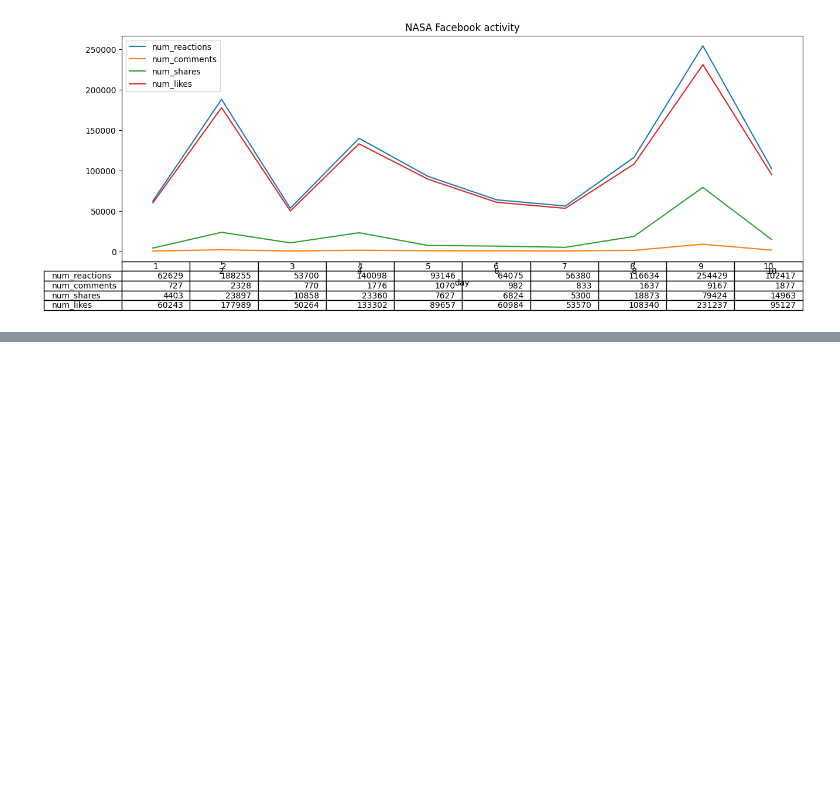
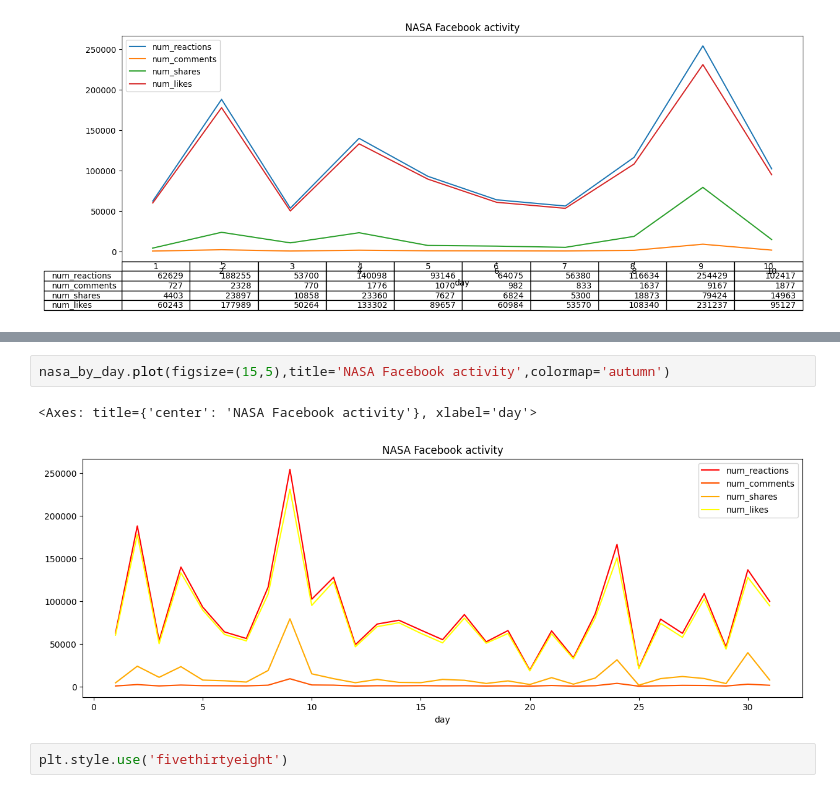
Before and after one commit to Byienio/Pandas_pg, a Jupyter notebook: AdvancedPlots.ipynb, the cells around one changed output, grey strips where cells are left out. Drawn from its saved outputs; the diff is of its cells as text; blank space fills up the shorter version.

```diff
--- a/AdvancedPlots.ipynb
+++ b/AdvancedPlots.ipynb
@@ -118,0 +162,7 @@ nasa_by_day[:10].plot(figsize=(15,5),title='NASA Facebook activity',table=True)
+# %%
+nasa_by_day.plot(figsize=(15,5),title='NASA Facebook activity',colormap='autumn')
+# %% [output]
+<Axes: title={'center': 'NASA Facebook activity'}, xlabel='day'>
+[figure, added]
+# %%
+plt.style.use('fivethirtyeight')
```
Also changed, not shown: parts of 8 cells of this notebook.
